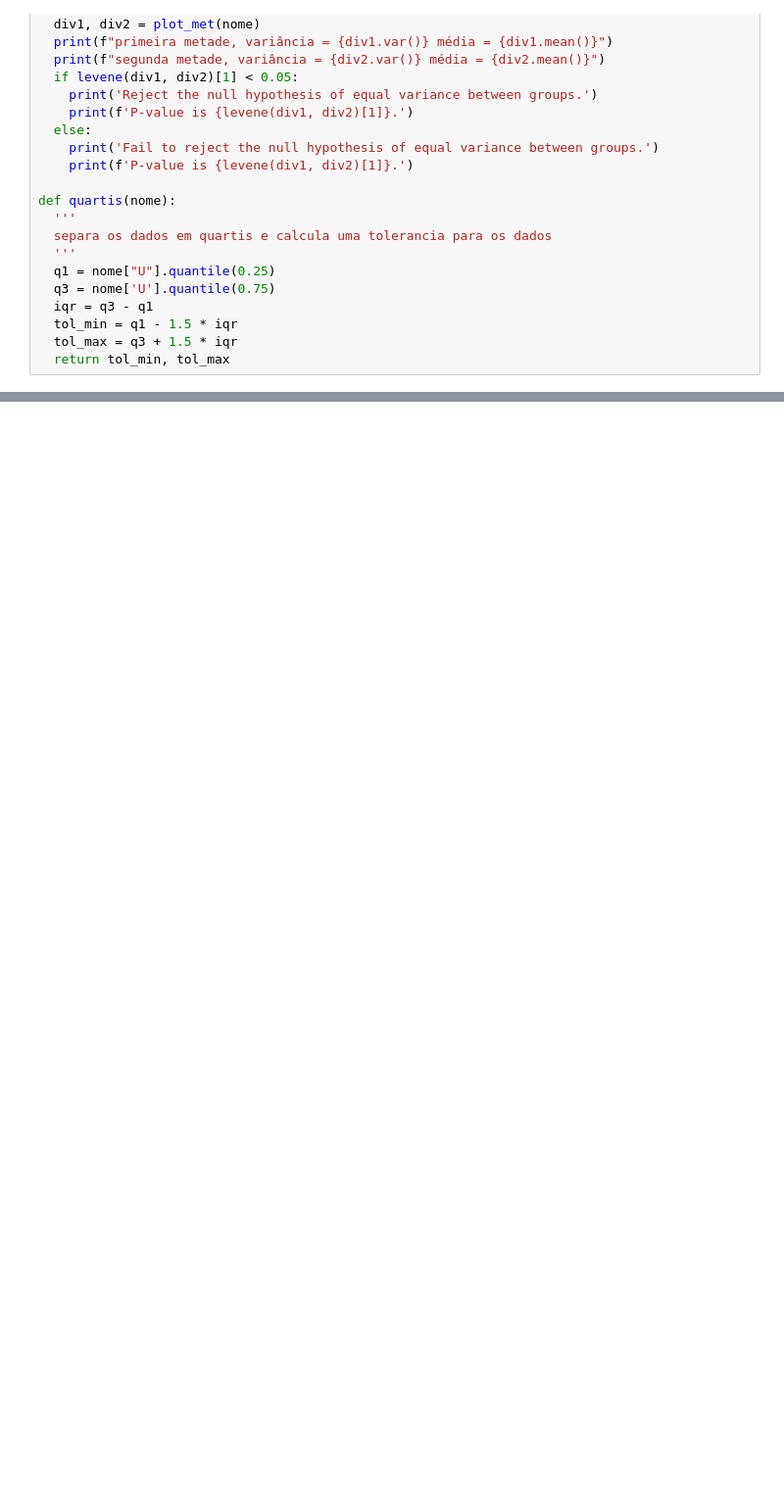
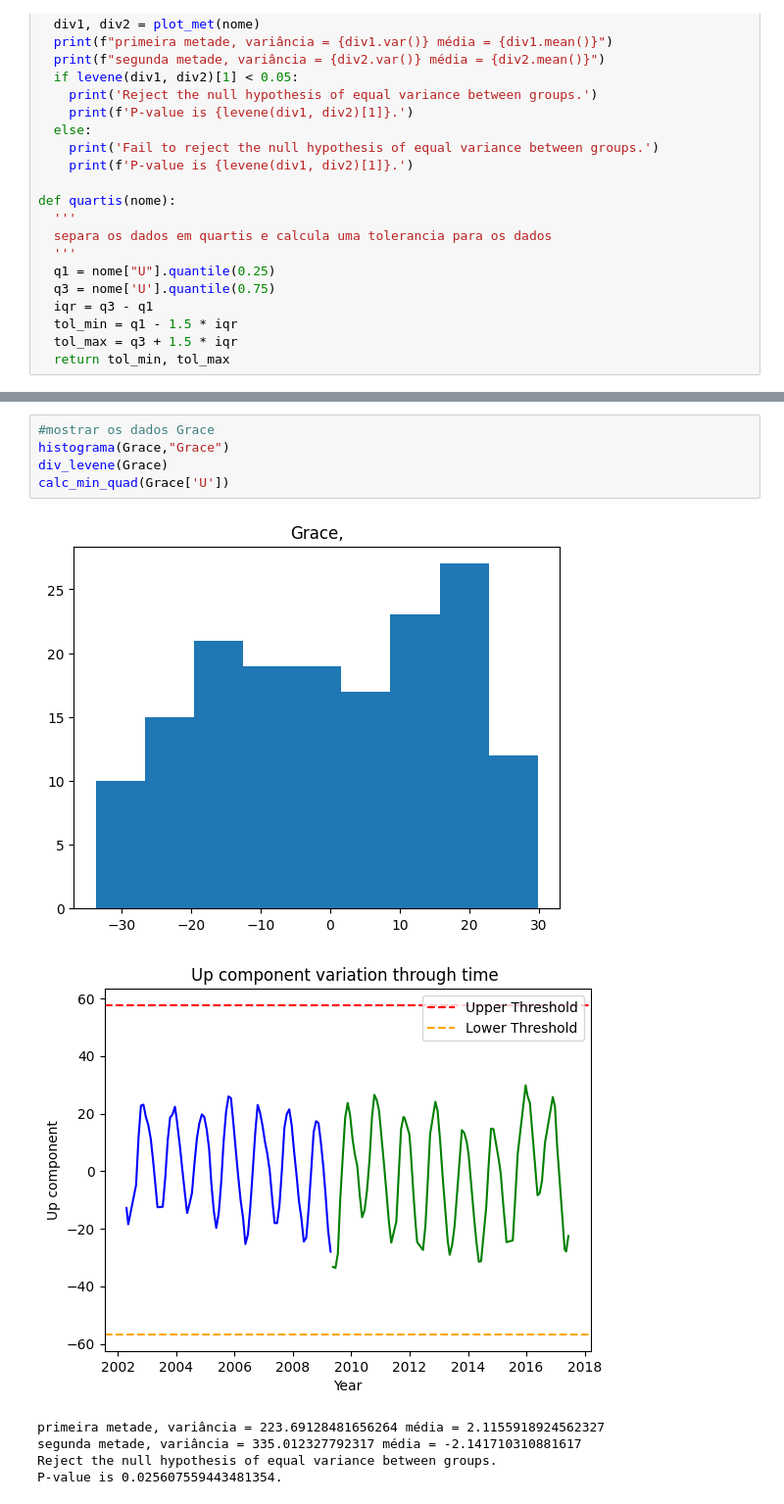
Before and after one commit to Gabxist/I.C., a Jupyter notebook: código_para_juntar_dados.ipynb, the cells around one changed output, grey strips where cells are left out. Shown at 98% size. Cells and saved outputs as stored; diff of their text form; blank space fills up the shorter version.

```diff
--- a/código_para_juntar_dados.ipynb
+++ b/código_para_juntar_dados.ipynb
@@ -208,0 +224,12 @@ P-value is 3.060294098435206e-56.
+# %%
+#mostrar os dados Grace
+histograma(Grace,"Grace")
+div_levene(Grace)
+calc_min_quad(Grace['U'])
+# %% [output]
+[figure, added]
+[figure, added]
+primeira metade, variância = 223.69128481656264 média = 2.1155918924562327
+segunda metade, variância = 335.012327792317 média = -2.141710310881617
+Reject the null hypothesis of equal variance between groups.
+P-value is 0.025607559443481354.
```
Also changed, not shown: parts of 16 cells of this notebook.
